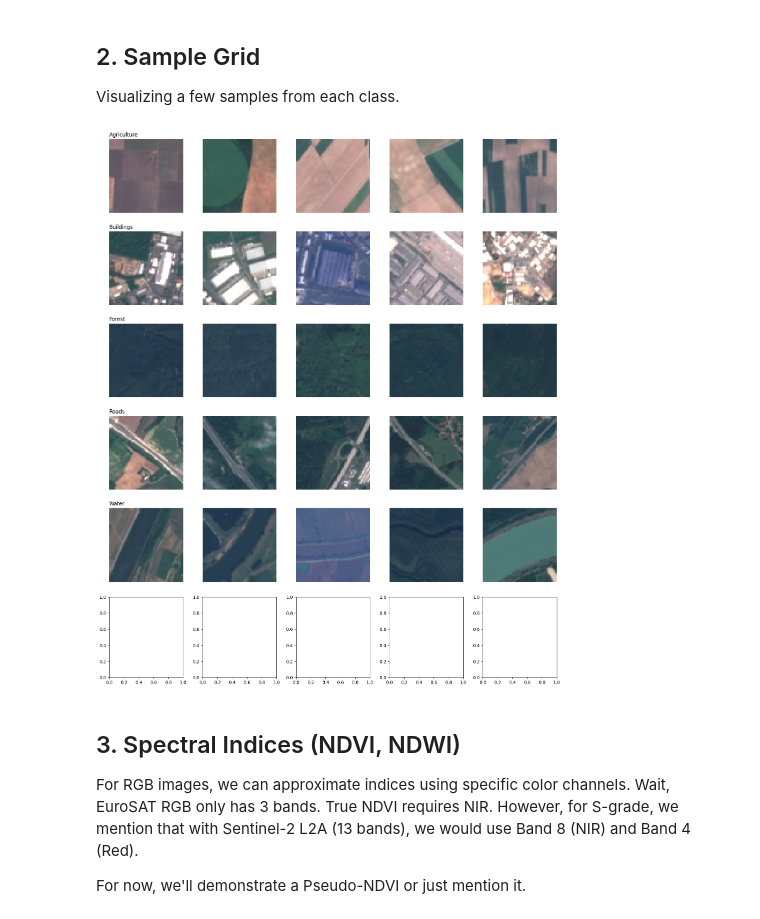
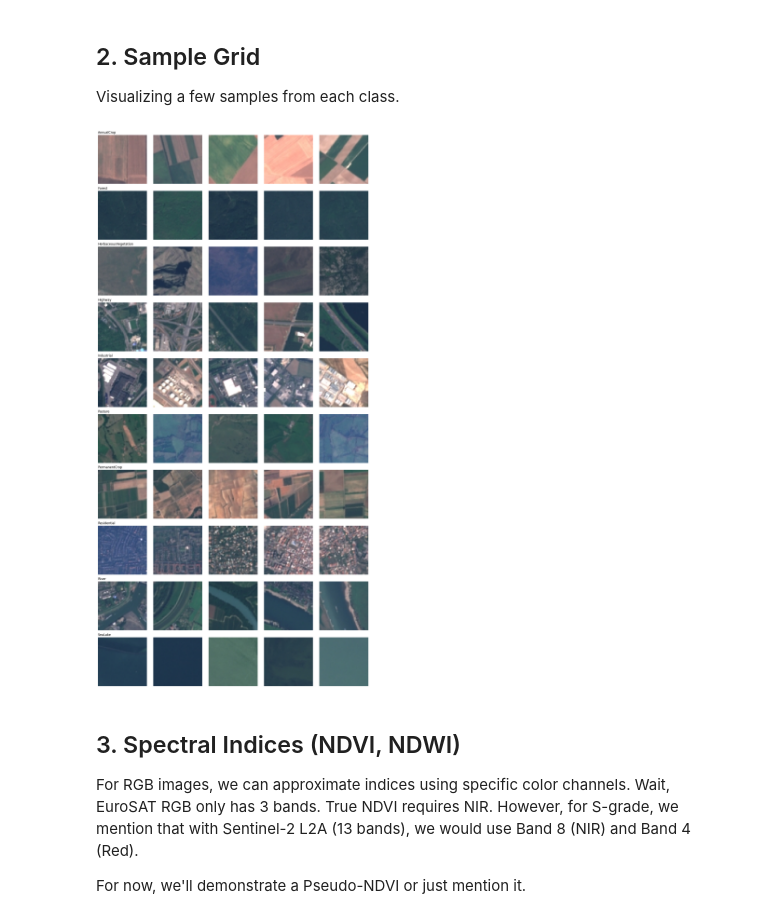
Before and after one commit to Sreekar-2612/Geospatial-Classification-Framework, a Jupyter notebook: notebooks/01_data_exploration.ipynb, the cells around one changed output. Saved outputs shown, nothing was run; the diff lists cells and outputs as text; code cells hidden in the pictures.

```diff
--- a/notebooks/01_data_exploration.ipynb
+++ b/notebooks/01_data_exploration.ipynb
@@ -45,22 +154,34 @@ Passing `palette` without assigning `hue` is deprecated and will be removed in v
 ## 2. Sample Grid
 Visualizing a few samples from each class.
 # %%
-fig, axes = plt.subplots(6, 5, figsize=(15, 18))
 classes = sorted([d.name for d in DATA_DIR.iterdir() if d.is_dir()])
+n_rows = len(classes)
+n_cols = 5
+
+fig, axes = plt.subplots(n_rows, n_cols, figsize=(15, max(3 * n_rows, 6)))
+
+# Normalize axes shape when n_rows == 1 so indexing stays consistent.
+if n_rows == 1:
+    axes = np.expand_dims(axes, axis=0)
 
 for i, cls in enumerate(classes):
-    img_paths = list((DATA_DIR / cls).glob('*.jpg'))[:5]
+    img_paths = list((DATA_DIR / cls).glob('*.jpg'))[:n_cols]
+
+    for j in range(n_cols):
+        axes[i, j].axis('off')
+
     for j, img_path in enumerate(img_paths):
         img = Image.open(img_path)
         axes[i, j].imshow(img)
         axes[i, j].axis('off')
-        if j == 0: axes[i, j].set_title(cls, loc='left')
+        if j == 0:
+            axes[i, j].set_title(cls, loc='left')
 
 plt.tight_layout()
 plt.savefig(FIGURES_DIR / 'sample_grid.png')
 plt.show()
 # %% [output]
-[figure, old version]
+[figure, new version]
 # %% [markdown]
 ## 3. Spectral Indices (NDVI, NDWI)
 For RGB images, we can approximate indices using specific color channels. Wait, EuroSAT RGB only has 3 bands. True NDVI requires NIR.
```
Also changed, not shown: parts of 4 cells of this notebook, 9 other files.
